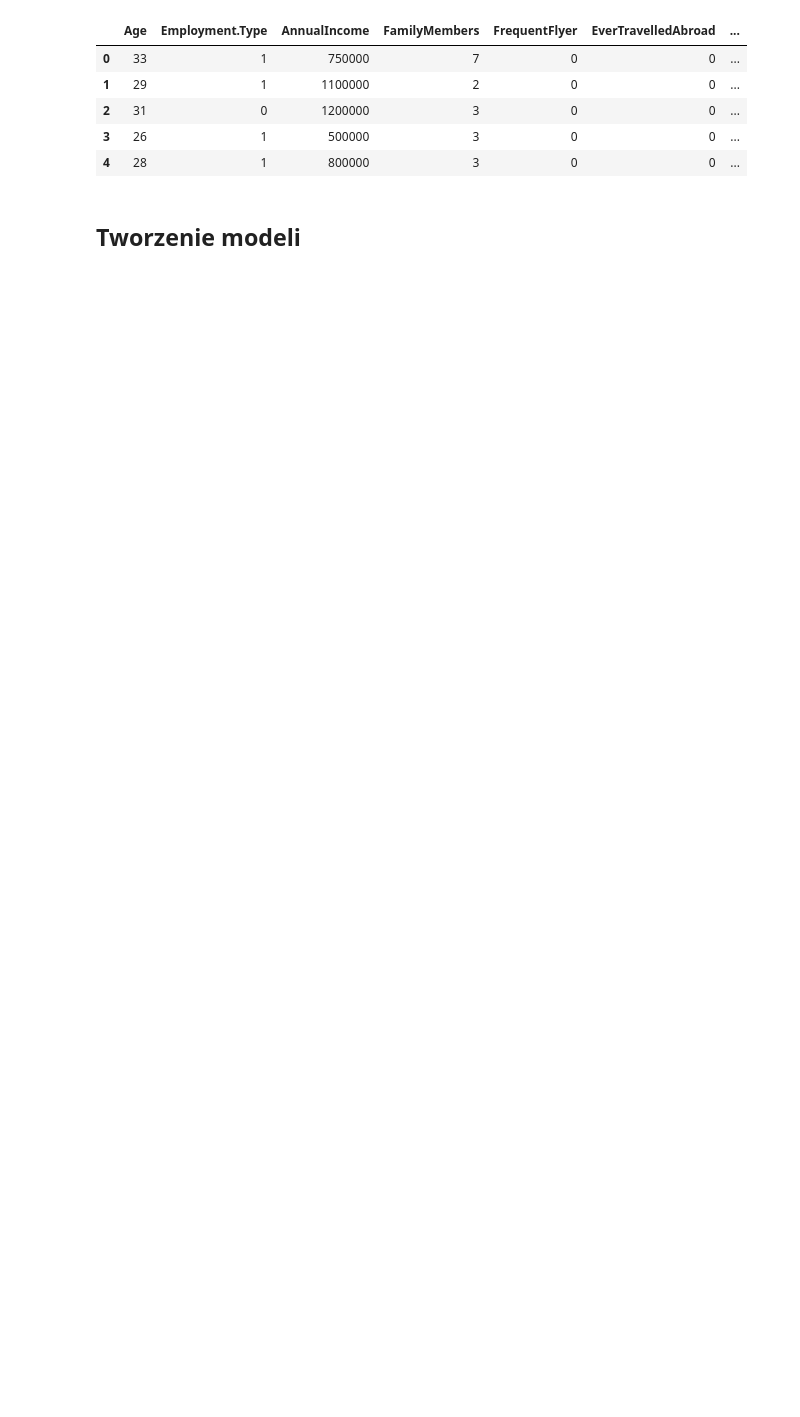
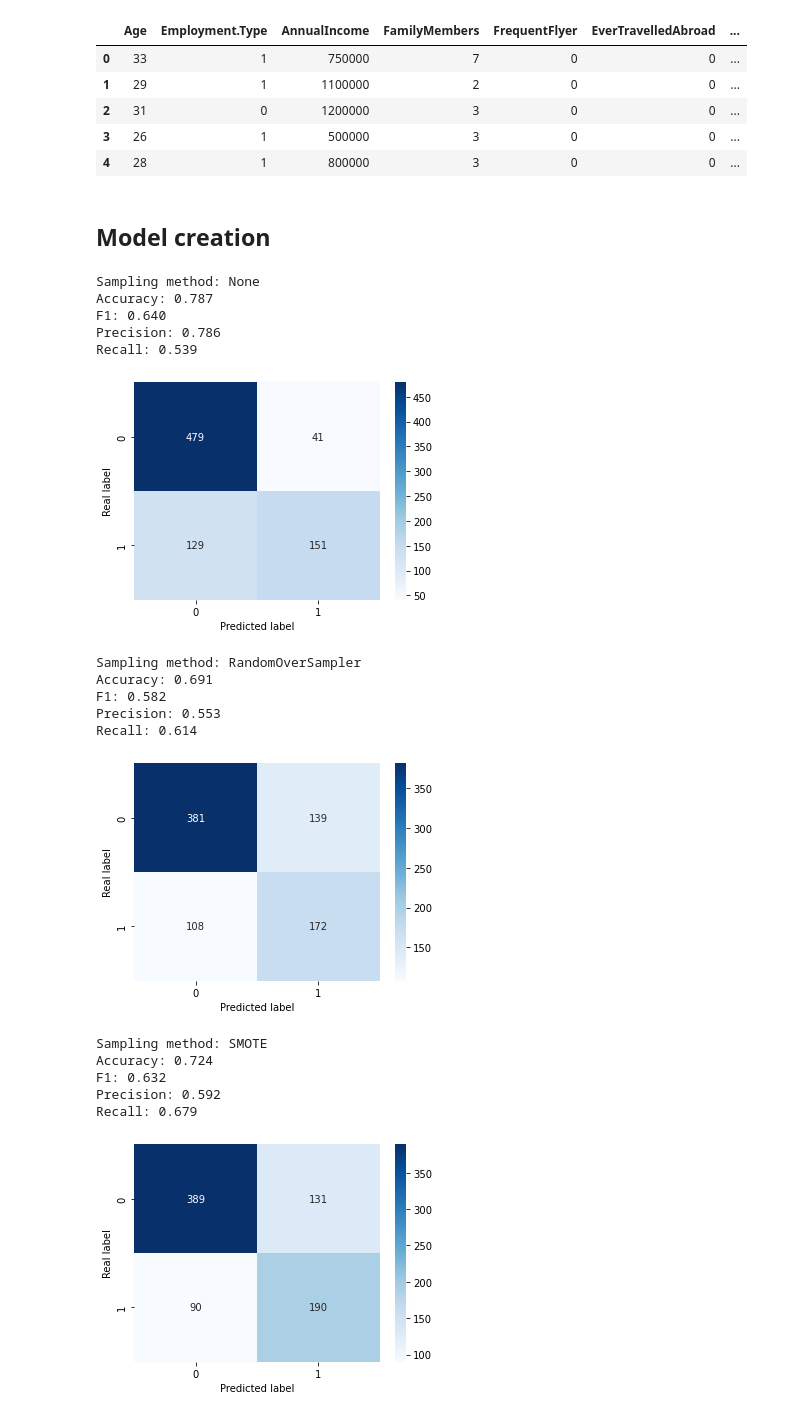
Before and after one commit to MaciejZietal/TravelInsurancePrediction, a Jupyter notebook: TravelInsurancePrediction.ipynb, the cells around one changed output. Cells and saved outputs as stored; diff of their text form; code cells hidden in the pictures; blank space fills up the shorter version.

```diff
--- a/TravelInsurancePrediction.ipynb
+++ b/TravelInsurancePrediction.ipynb
@@ -162,5 +167,5 @@ X_train.columns = X.columns
 X_test = pd.DataFrame(scaler.fit_transform(X_test))
 X_train.columns = X.columns
 # %% [markdown]
-## Tworzenie modeli
+## Model creation
 # %%
@@ -176,16 +202,69 @@ sampling_methods = [
+# %%
+# lists to store results
+model_list = []
+sampling_list = []
+accuracy_list = []
+f1_list = []
+precision_list = []
+recall_list = []
 # %%
 # KNeighborsClassifier
 for sampler in sampling_methods:
-    if sampler==None:
+    # sample
+    if sampler == None:
         X_train_res, y_train_res = X_train.copy(), y_train.copy()
     else:
         X_train_res, y_train_res = sampler.fit_resample(X_train, y_train)
 
-        grid_param = {
+    grid_param = {
             'n_neighbors': [3, 5, 7, 10, 15],
             'algorithm': ['auto', 'ball_tree', 'kd_tree', 'brute',],
             'metric': ['cosine', 'euclidean', 'l1', 'l2', 'manhattan'],
-        }
+    }
 
-        clf = KNeighborsClassifier()
-        GridSearchCV(estimator=clf, param_grid=grid_param, cv=5)
+    # create classifier
+    clf = KNeighborsClassifier()
+    gs = GridSearchCV(estimator=clf, param_grid=grid_param, cv=5)
+    gs.fit(X_train_res, y_train_res)
+
+    # predict
+    y_pred = gs.predict(X_test)
+
+    accuracy, f1, precision, recall = calculate_metrics(y_test, y_pred)
+    if sampler == None:
+        print("Sampling method: None")
+    else:
+        print(f"Sampling method: {sampler.__class__.__name__}")
+
+    print(f"Accuracy: {accuracy:.3f}")
+    print(f"F1: {f1:.3f}")
+    print(f"Precision: {precision:.3f}")
+    print(f"Recall: {recall:.3f}")
+    plot_cf(y_test, y_pred)
+
+    # store results
+    model_list.append('KNN')
+    sampling_list.append(sampler.__class__.__name__)
+    accuracy_list.append(accuracy)
+    f1_list.append(f1)
+    precision_list.append(precision)
+    recall_list.append(recall)
+# %% [output]
+Sampling method: None
+Accuracy: 0.787
+F1: 0.640
+Precision: 0.786
+Recall: 0.539
+[figure, added]
+Sampling method: RandomOverSampler
+Accuracy: 0.691
+F1: 0.582
+Precision: 0.553
+Recall: 0.614
+[figure, added]
+Sampling method: SMOTE
+Accuracy: 0.724
+F1: 0.632
+Precision: 0.592
+Recall: 0.679
+[figure, added]
```
Also changed, not shown: parts of 10 cells of this notebook.
